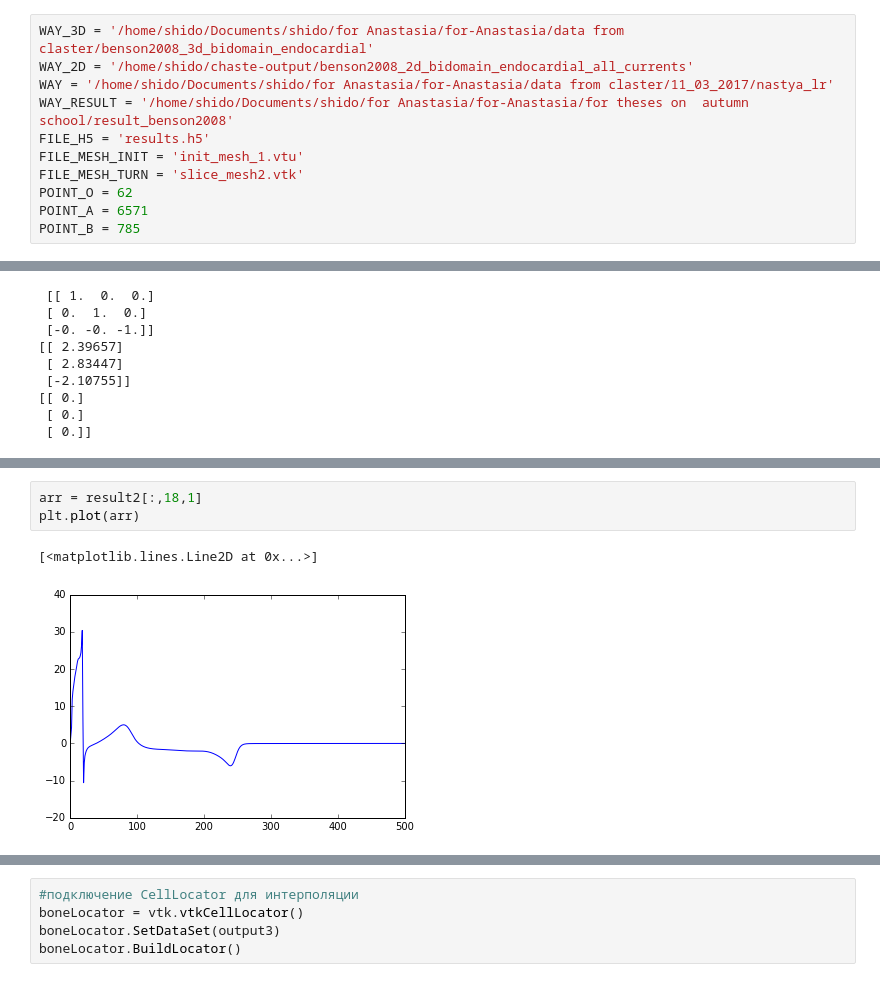
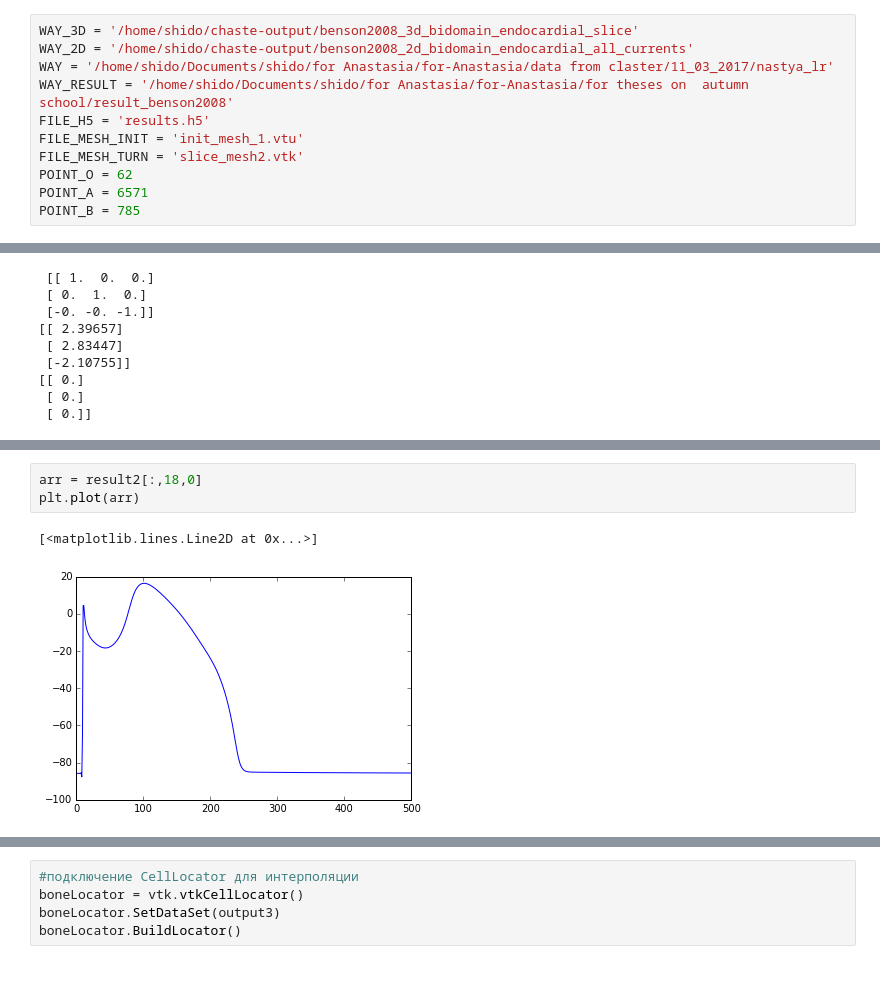
Before and after one commit to diegomaczuro/for-Anastasia, a Jupyter notebook: data from claster/11_03_2017/nastya_lr/comparison_2D_3D_benson2008.ipynb, the cells around one changed output, grey strips where cells are left out. Saved outputs shown, nothing was run; the diff lists cells and outputs as text.

```diff
--- a/data from claster/11_03_2017/nastya_lr/comparison_2D_3D_benson2008.ipynb
+++ b/data from claster/11_03_2017/nastya_lr/comparison_2D_3D_benson2008.ipynb
@@ -15,7 +15,7 @@ from vtk.util.numpy_support import numpy_to_vtk
 import matplotlib.pylab as plt
 %matplotlib inline
 # %%
-WAY_3D = '/home/shido/Documents/shido/for Anastasia/for-Anastasia/data from claster/benson2008_3d_bidomain_endocardial'
+WAY_3D = '/home/shido/chaste-output/benson2008_3d_bidomain_endocardial_slice'
 WAY_2D = '/home/shido/chaste-output/benson2008_2d_bidomain_endocardial_all_currents'
 WAY = '/home/shido/Documents/shido/for Anastasia/for-Anastasia/data from claster/11_03_2017/nastya_lr'
 WAY_RESULT = '/home/shido/Documents/shido/for Anastasia/for-Anastasia/for theses on  autumn school/result_benson2008'
@@ -138,9 +144,9 @@ array([      4, 1670786, 1651705, ..., 1675090, 1649701, 1696289])
 # %%
-arr = result2[:,18,1]
+arr = result2[:,18,0]
 plt.plot(arr)
 # %% [output]
 [<matplotlib.lines.Line2D at 0x...>]
-[figure, old version]
+[figure, new version]
 # %%
 #избавление от треугольников в сетке
 tetrahedron = []
```
Also changed, not shown: parts of 6 cells of this notebook, 3 other files.
